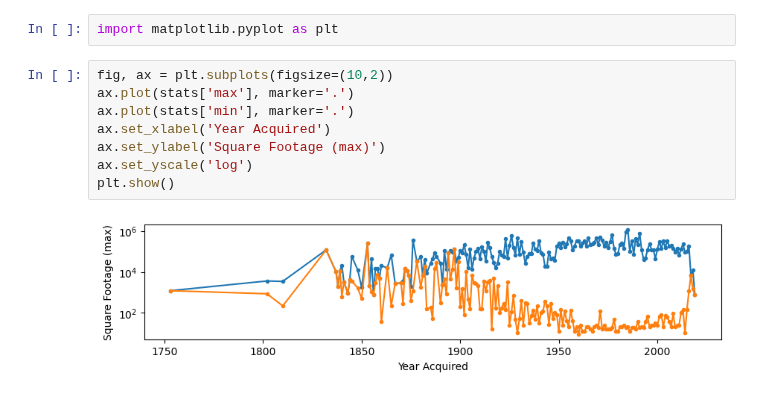
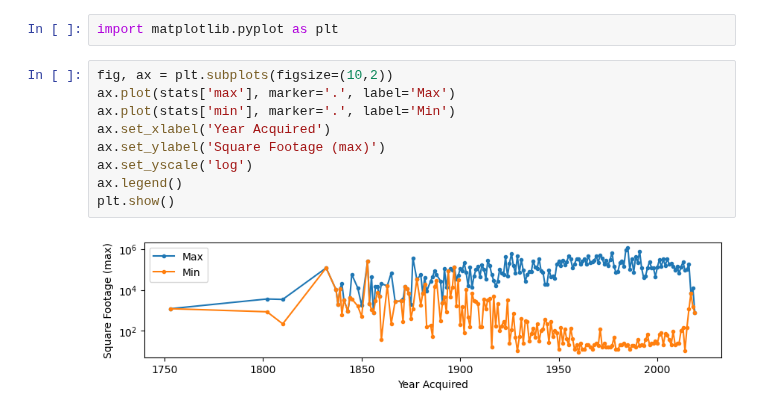
Before and after one commit to UIUC-iSchool-DataViz/is445_bcubcg_fall2025, a Jupyter notebook: week05/inClass_week05.ipynb, the cells around one changed output. Saved outputs shown, nothing was run; the diff lists cells and outputs as text.

```diff
--- a/week05/inClass_week05.ipynb
+++ b/week05/inClass_week05.ipynb
@@ -41,11 +41,12 @@ stats
 import matplotlib.pyplot as plt
 # %%
 fig, ax = plt.subplots(figsize=(10,2))
-ax.plot(stats['max'], marker='.')
-ax.plot(stats['min'], marker='.')
+ax.plot(stats['max'], marker='.', label='Max')
+ax.plot(stats['min'], marker='.', label='Min')
 ax.set_xlabel('Year Acquired')
 ax.set_ylabel('Square Footage (max)')
 ax.set_yscale('log')
+ax.legend()
 plt.show()
 # %% [output]
-[figure, old version]
+[figure, new version]
```
